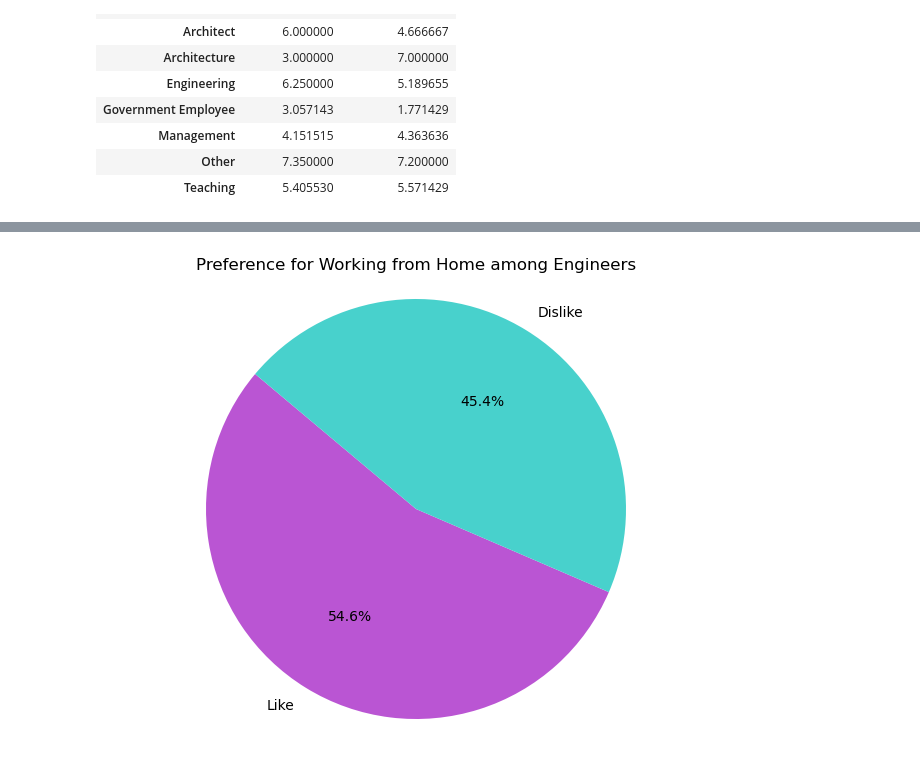
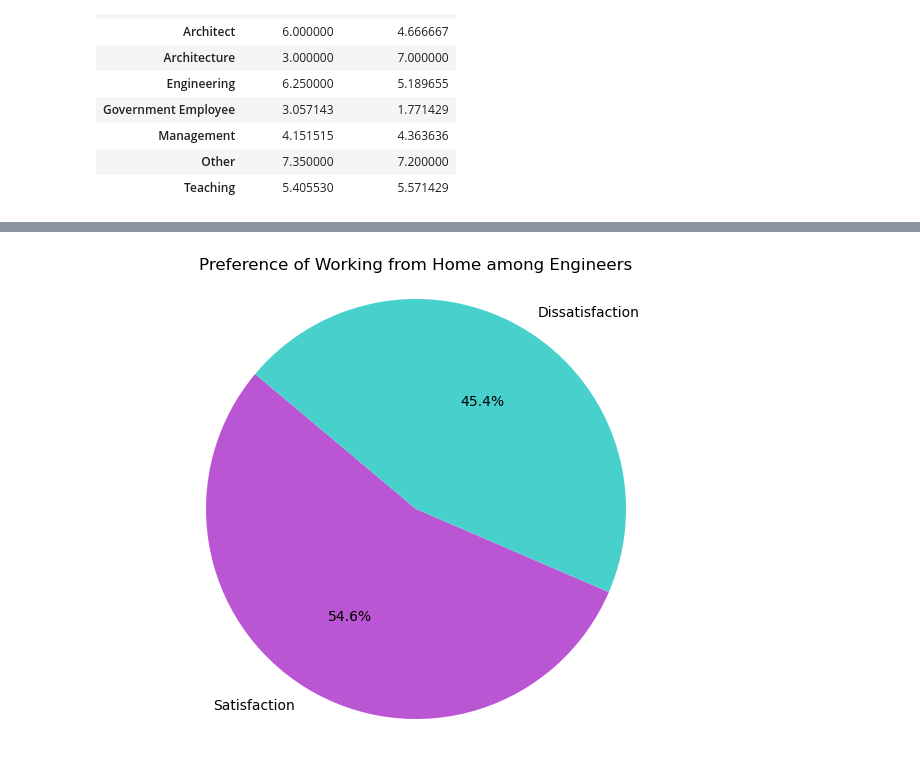
Before and after one commit to AayushiDaliparthi/Project_1_uoft, a Jupyter notebook: MariaQuestion1.ipynb, the cells around one changed output, grey strips where cells are left out. Saved outputs shown, nothing was run; the diff lists cells and outputs as text; code cells hidden in the pictures.

```diff
--- a/MariaQuestion1.ipynb
+++ b/MariaQuestion1.ipynb
@@ -161,25 +161,25 @@ plt.show()
 # %%
 #For a different look, specifically choosing one line of work and seeing the percentage of those workers that like working from home in a pie chart
 
 # Filter the data for engineers
 engineers_data = hw_work_data.loc["Engineering"]
 
 # Count the number of engineers who like and dislike working from home
 like_count = engineers_data["scaled_like_hw"]
 dislike_count = engineers_data["scaled_dislike_hw"]
 
 # Create a pie chart
-labels = ['Like', 'Dislike']
+labels = ['Satisfaction', 'Dissatisfaction']
 sizes = [like_count, dislike_count]
 colors = ['mediumorchid', 'mediumturquoise']
 
 plt.figure(figsize=(8, 6))
 plt.pie(sizes, labels=labels, colors=colors, autopct='%1.1f%%', startangle=140)
-plt.title('Preference for Working from Home among Engineers')
+plt.title('Preference of Working from Home among Engineers')
 plt.axis('equal')  # Equal aspect ratio ensures that pie is drawn as a circle.
 plt.show()
 # %% [output]
-[figure, old version]
+[figure, new version]
 # %% [markdown]
 Interpretation of Data
 
```
Also changed, not shown: parts of 4 cells of this notebook.
